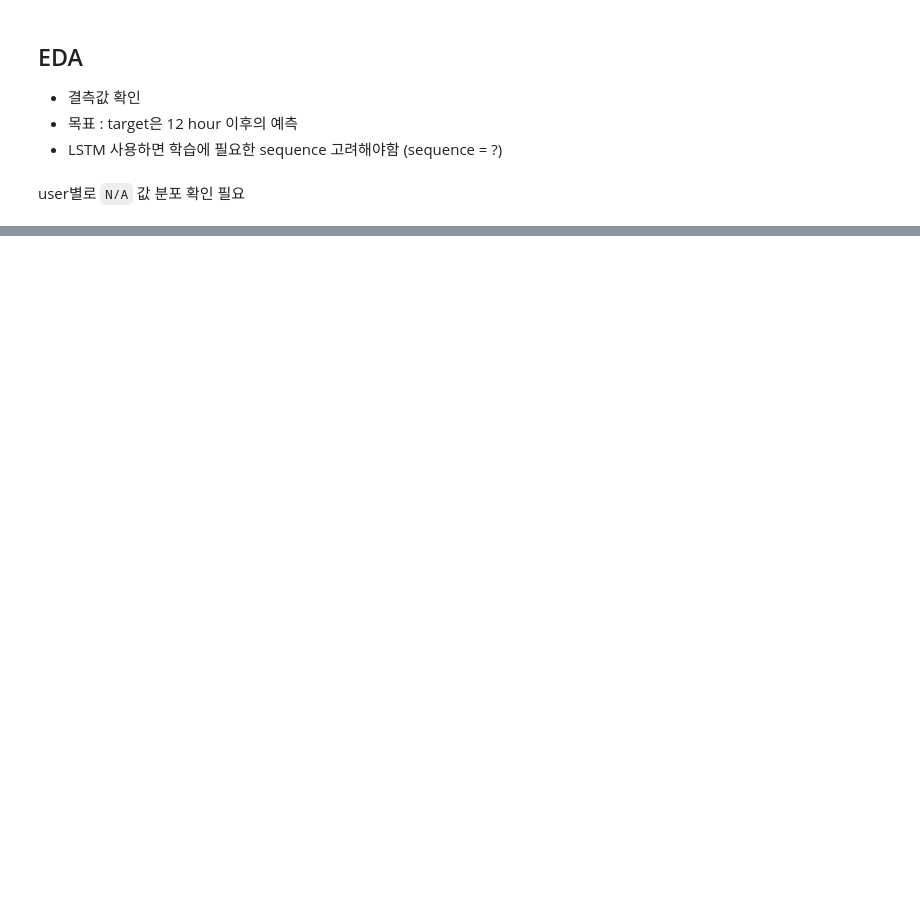
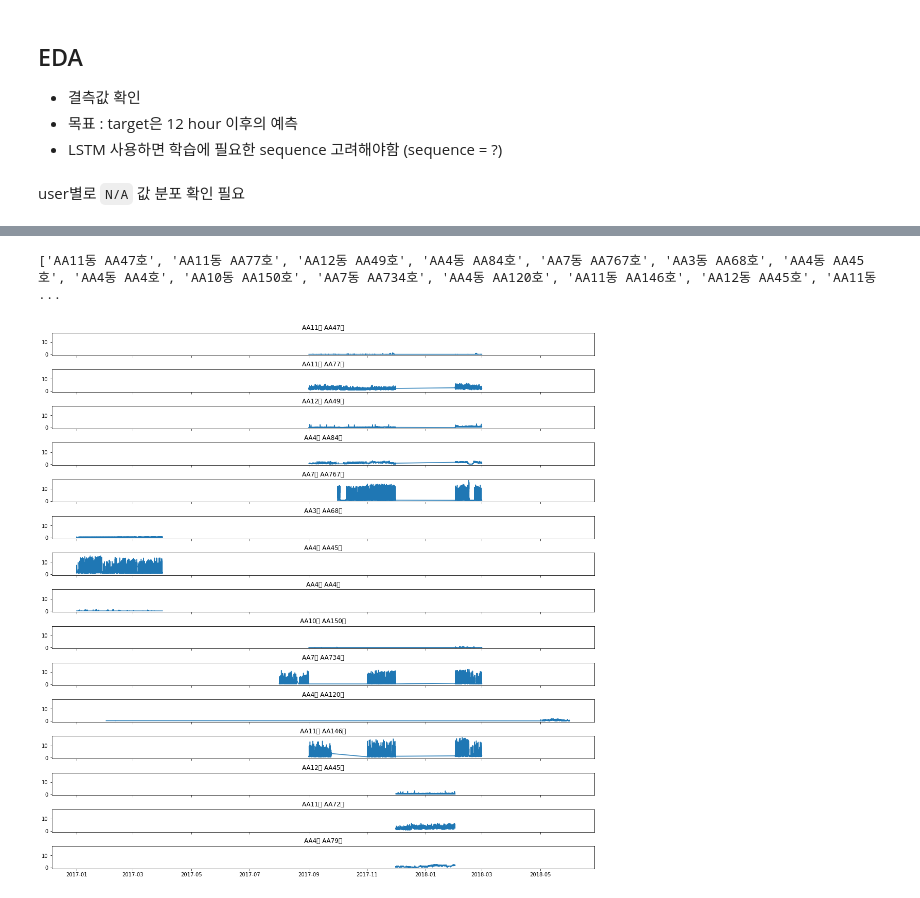
Before and after one commit to DeepHaeJoong/Federated-Learning, a Jupyter notebook: Data-EDA.ipynb, the cells around one changed output, grey strips where cells are left out. Drawn from its saved outputs; the diff is of its cells as text; code cells hidden in the pictures; blank space fills up the shorter version.

```diff
--- a/Data-EDA.ipynb
+++ b/Data-EDA.ipynb
@@ -260,0 +398,6 @@ plt.show()
+# %%
+# 산업용(갑)저압 시각화
+df_multiple_visualize(df_group_C, 15, 15, 15)
+# %% [output]
+['AA11동 AA47호', 'AA11동 AA77호', 'AA12동 AA49호', 'AA4동 AA84호', 'AA7동 AA767호', 'AA3동 AA68호', 'AA4동 AA45호', 'AA4동 AA4호', 'AA10동 AA150호', 'AA7동 AA734호', 'AA4동 AA120호', 'AA11동 AA146호', 'AA12동 AA45호', 'AA11동  ...
+[figure, added]
```
Also changed, not shown: parts of 41 cells of this notebook, 10 other files.
